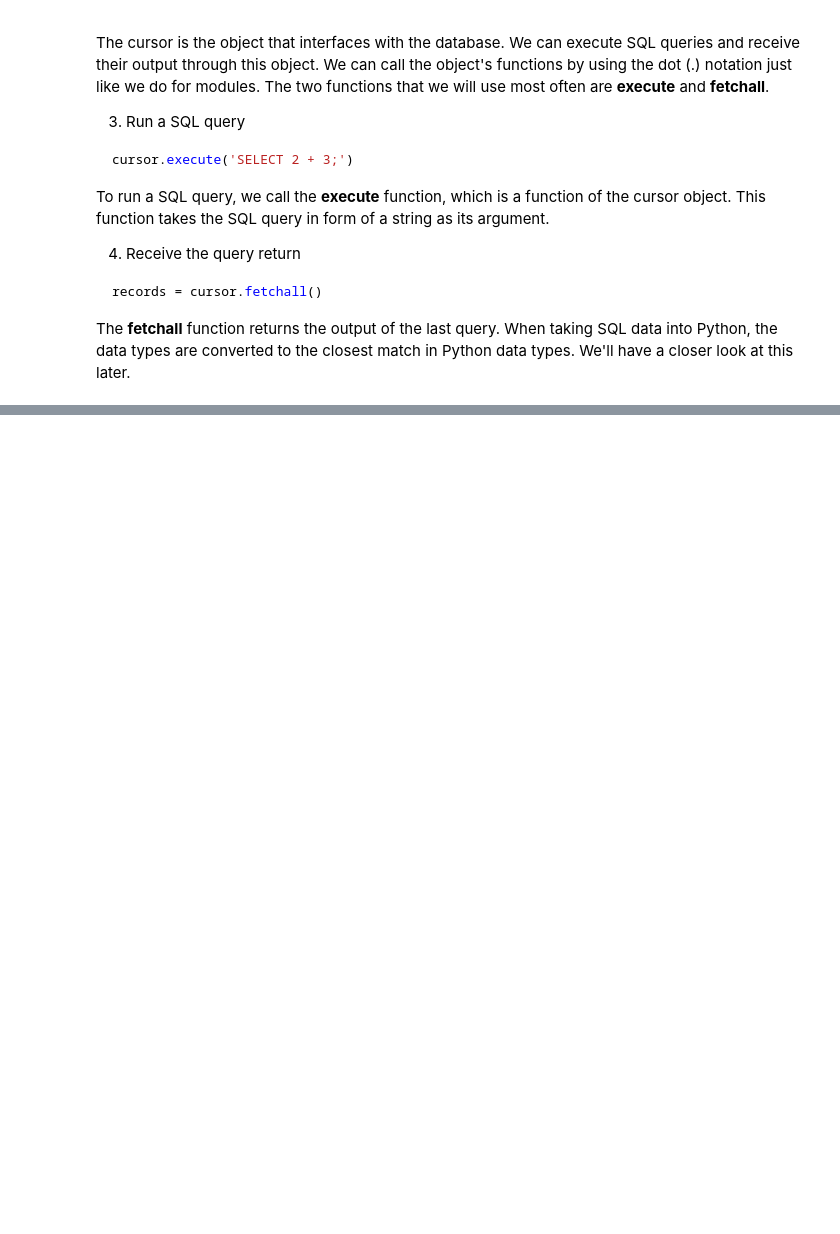
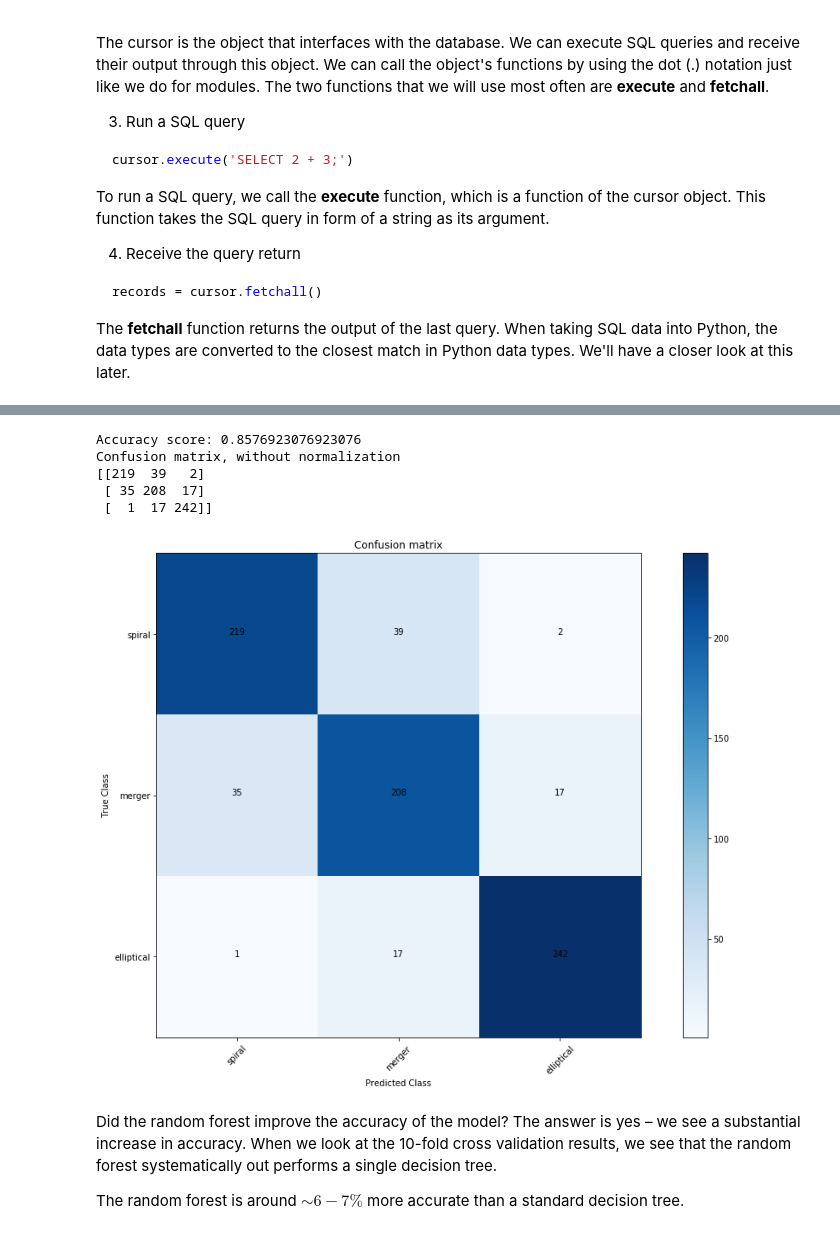
Before and after one commit to emarinhoss/projects_jupyter, a Jupyter notebook: data_driven_astronomy.ipynb, the cells around one changed output, grey strips where cells are left out. Cells and saved outputs as stored; diff of their text form; code cells hidden in the pictures; blank space fills up the shorter version.

```diff
--- a/data_driven_astronomy.ipynb
+++ b/data_driven_astronomy.ipynb
@@ -1245,0 +1813,42 @@ Once the data is stored in NumPy arrays, we have access to all of NumPy's functi
+# %%
+def rf_predict_actual(data, n_estimators):
+  # generate the features and targets
+  features, targets = generate_features_targets(data)
+
+  # instantiate a random forest classifier using n estimators
+  model = RandomForestClassifier(n_estimators=n_estimators)
+
+  # get predictions using 10-fold cross validation with cross_val_predict
+  predicted = cross_val_predict(model, features, targets, cv=10)
+
+  # return the predictions and their actual classes
+  return predicted, targets
+# %%
+from sklearn.ensemble import RandomForestClassifier
+
+# get the predicted and actual classes
+number_estimators = 50              # Number of trees
+predicted, actual = rf_predict_actual(data, number_estimators)
+
+# calculate the model score using your function
+accuracy = calculate_accuracy(predicted, actual)
+print("Accuracy score:", accuracy)
+
+# calculate the models confusion matrix using sklearns confusion_matrix function
+class_labels = list(set(actual))
+model_cm = confusion_matrix(y_true=actual, y_pred=predicted, labels=class_labels)
+
+# plot the confusion matrix using the provided functions.
+plt.figure(figsize=(14,9))
+plot_confusion_matrix(model_cm, classes=class_labels, normalize=False)
+# %% [output]
+Accuracy score: 0.8576923076923076
+Confusion matrix, without normalization
+[[219  39   2]
+ [ 35 208  17]
+ [  1  17 242]]
+[figure, added]
+# %% [markdown]
+Did the random forest improve the accuracy of the model? The answer is yes – we see a substantial increase in accuracy. When we look at the 10-fold cross validation results, we see that the random forest systematically out performs a single decision tree.
+
+The random forest is around $\sim 6-7\%$ more accurate than a standard decision tree.
```
Also changed, not shown: parts of 40 cells of this notebook, 20 other files.
